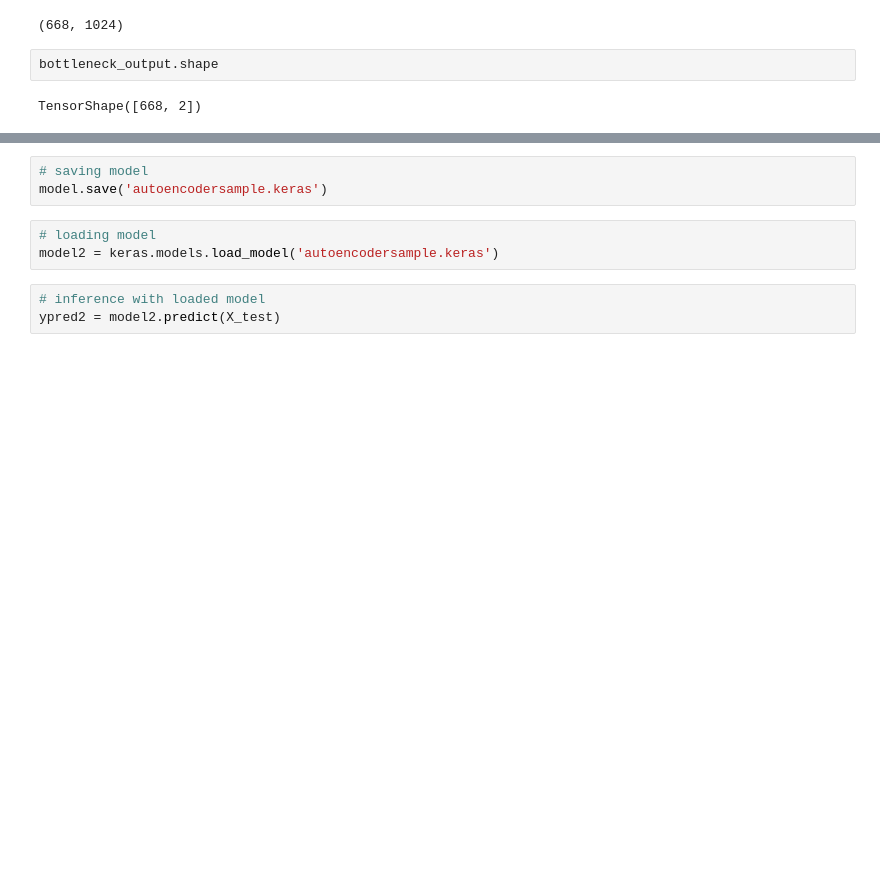
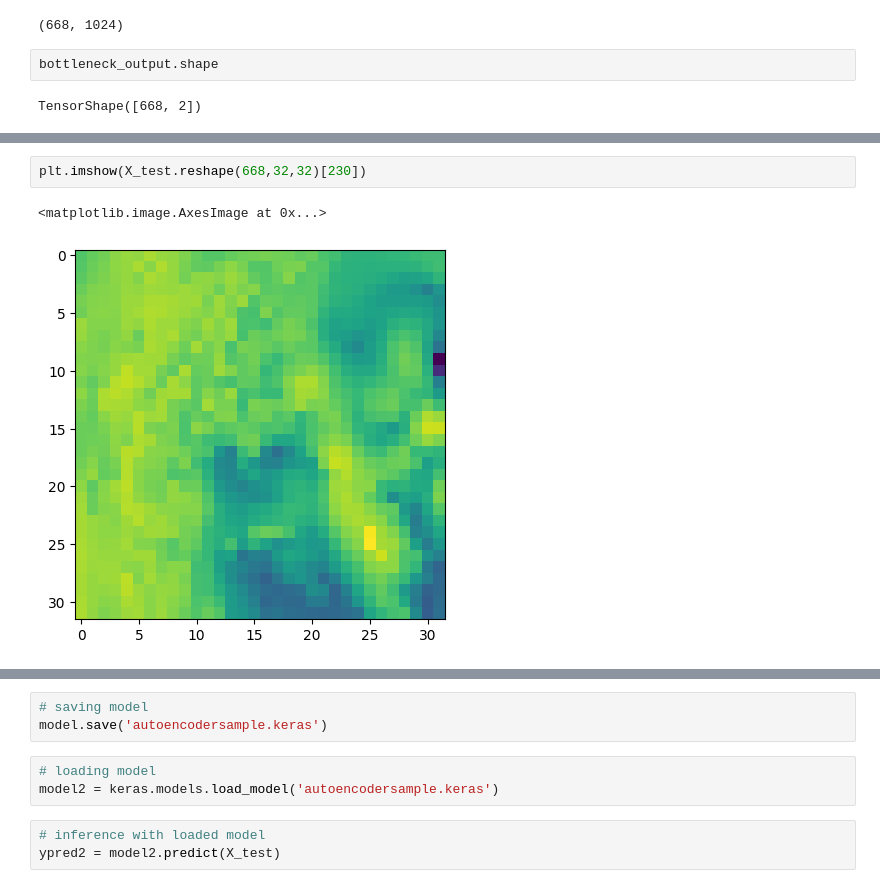
Before and after one commit to mariajmolina/UMDAOSC650, a Jupyter notebook: autoencoder.ipynb, the cells around one changed output, grey strips where cells are left out. Cells and saved outputs as stored; diff of their text form; blank space fills up the shorter version.

```diff
--- a/autoencoder.ipynb
+++ b/autoencoder.ipynb
@@ -306,0 +300,5 @@ plt.show()
+# %%
+plt.imshow(X_test.reshape(668,32,32)[230])
+# %% [output]
+<matplotlib.image.AxesImage at 0x...>
+[figure, added]
```
Also changed, not shown: parts of 20 cells of this notebook.
